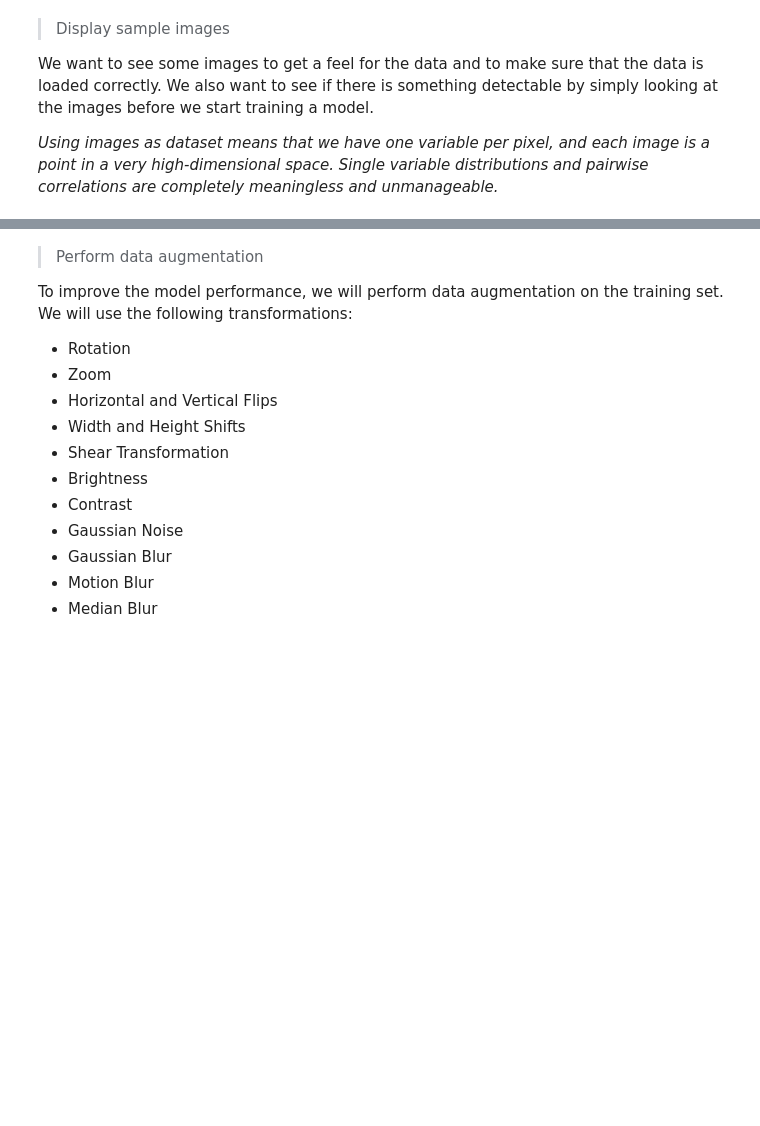
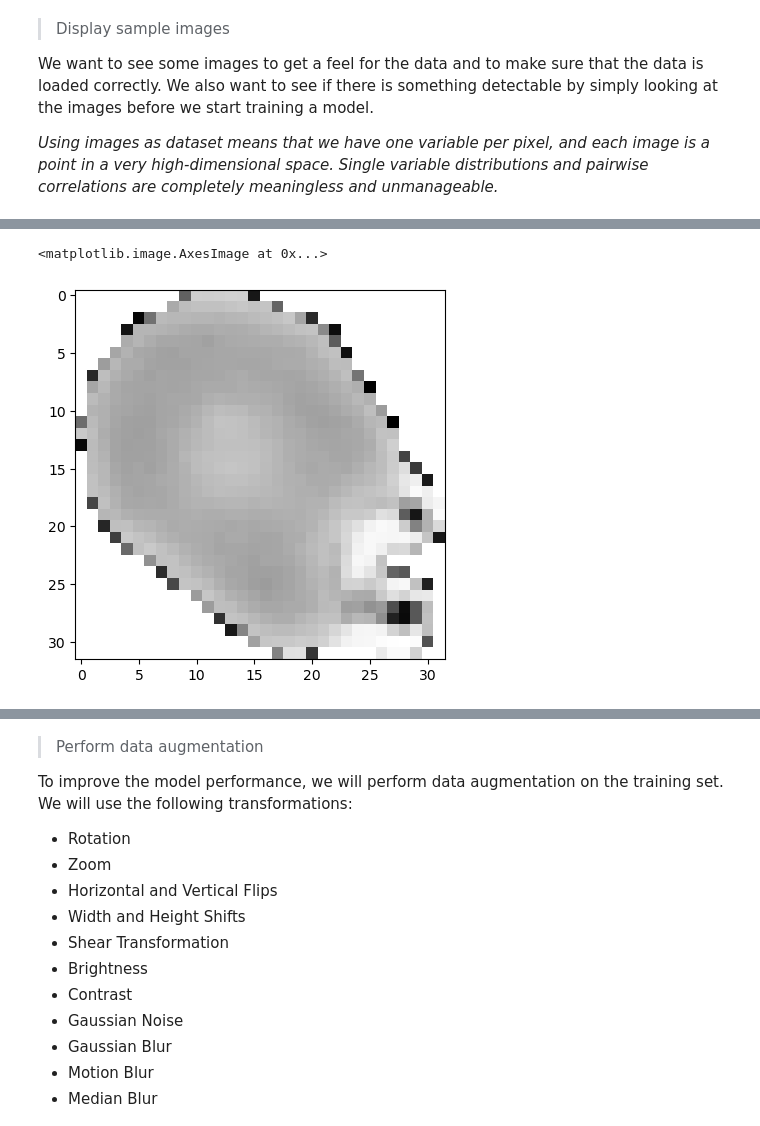
Before and after one commit to effibot/ML_2122_Project, a Jupyter notebook: notebooks/image_load.ipynb, the cells around one changed output, grey strips where cells are left out. Saved outputs shown, nothing was run; the diff lists cells and outputs as text; code cells hidden in the pictures; blank space fills up the shorter version.

```diff
--- a/notebooks/image_load.ipynb
+++ b/notebooks/image_load.ipynb
@@ -140,0 +221,5 @@ We will try to classify the images using as input the raw pixels, with a bit of
+# %%
+def brighten(image):
+    max_ = np.max(image)
+    image[image < 0.3] = max_
+    return image
@@ -140,0 +231,11 @@ We will try to classify the images using as input the raw pixels, with a bit of
+# %%
+""" Remove black borders from the images """
+from skimage import color
+img = df_bw.drop(columns=["labels"]).loc[14000]
+img =( np.array(img).reshape(32, 32))
+#img = color.rgb2gray(img)
+img = brighten(img)
+plt.imshow(img, cmap='Greys_r')
+# %% [output]
+<matplotlib.image.AxesImage at 0x...>
+[figure, added]
```
Also changed, not shown: parts of 54 cells of this notebook.
